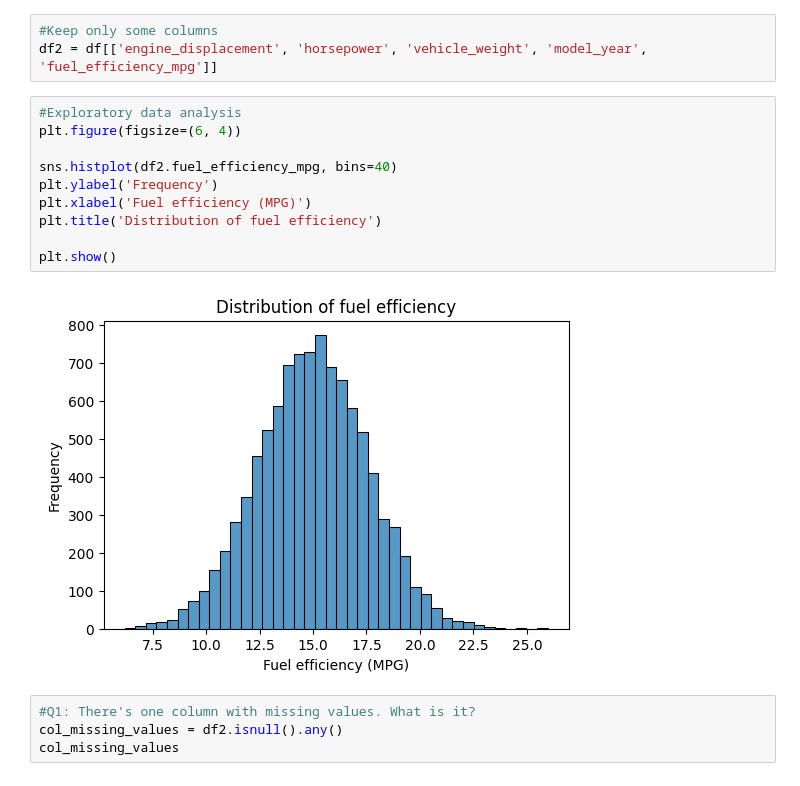
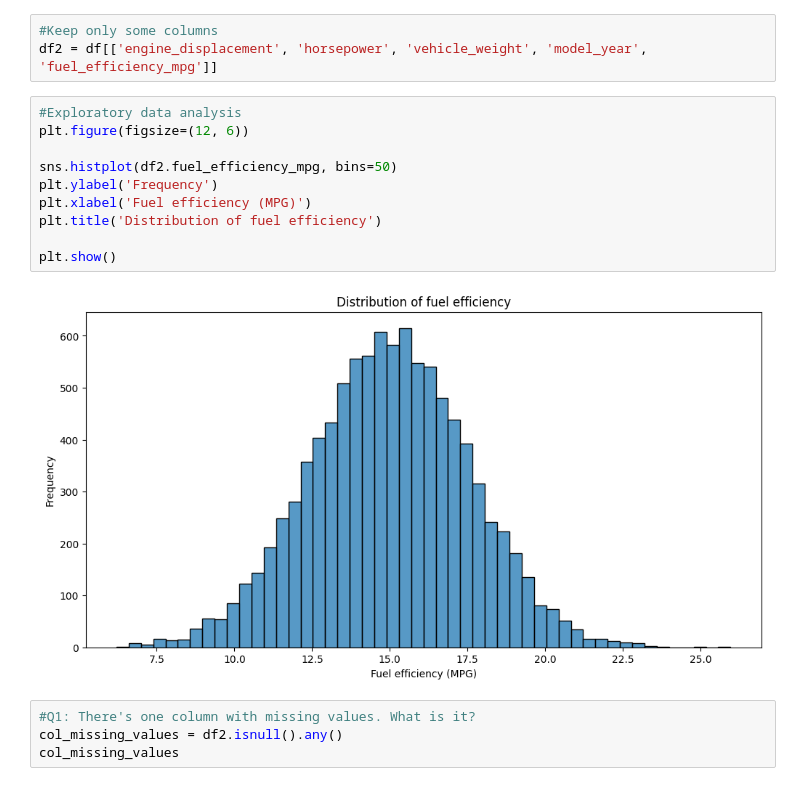
Before and after one commit to anesgolubic/ml-zoomcamp, a Jupyter notebook: 01/02/02 - Homework.ipynb, the cells around one changed output. Drawn from its saved outputs; the diff is of its cells as text.

```diff
--- a/01/02/02 - Homework.ipynb
+++ b/01/02/02 - Homework.ipynb
@@ -21,16 +21,16 @@ df.head()
 df2 = df[['engine_displacement', 'horsepower', 'vehicle_weight', 'model_year', 'fuel_efficiency_mpg']]
 # %%
 #Exploratory data analysis
-plt.figure(figsize=(6, 4))
+plt.figure(figsize=(12, 6))
 
-sns.histplot(df2.fuel_efficiency_mpg, bins=40)
+sns.histplot(df2.fuel_efficiency_mpg, bins=50)
 plt.ylabel('Frequency')
 plt.xlabel('Fuel efficiency (MPG)')
 plt.title('Distribution of fuel efficiency')
 
 plt.show()
 # %% [output]
-[figure, old version]
+[figure, new version]
 # %%
 #Q1: There's one column with missing values. What is it?
 col_missing_values = df2.isnull().any()
```
Also changed, not shown: parts of 30 cells of this notebook.
